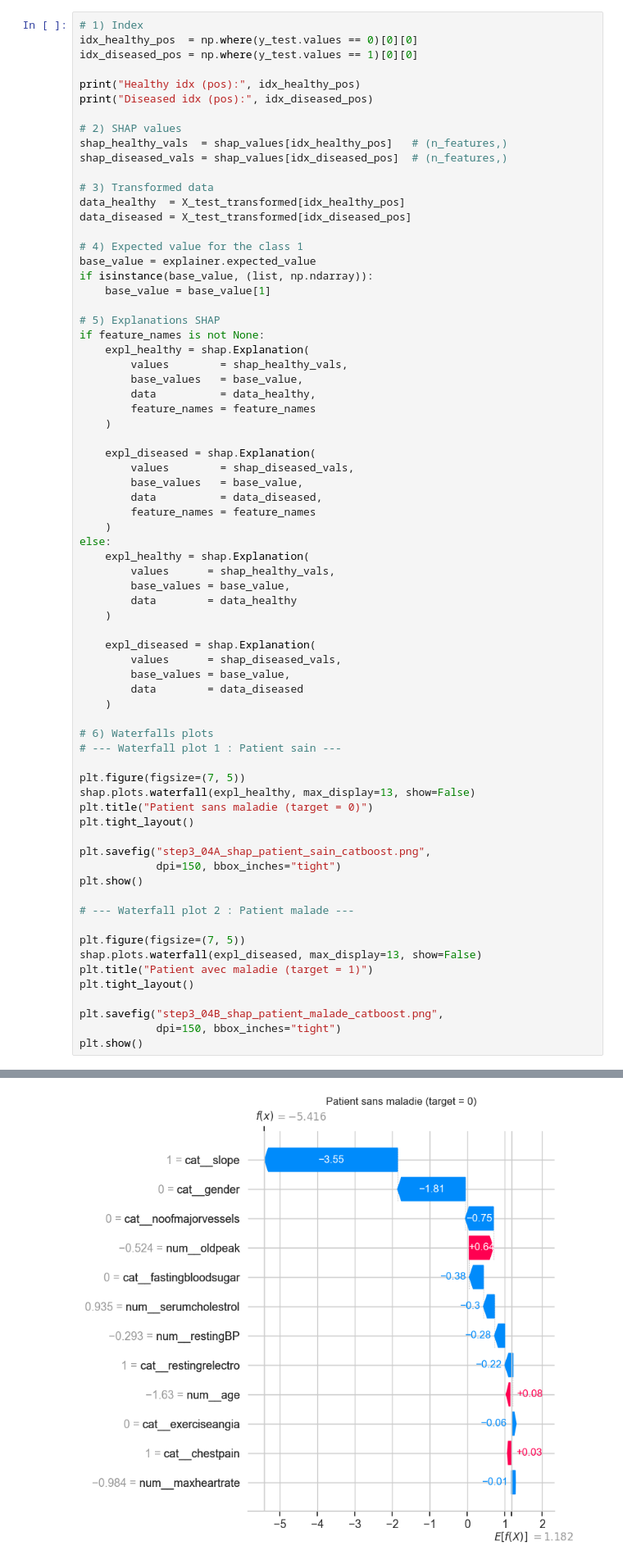
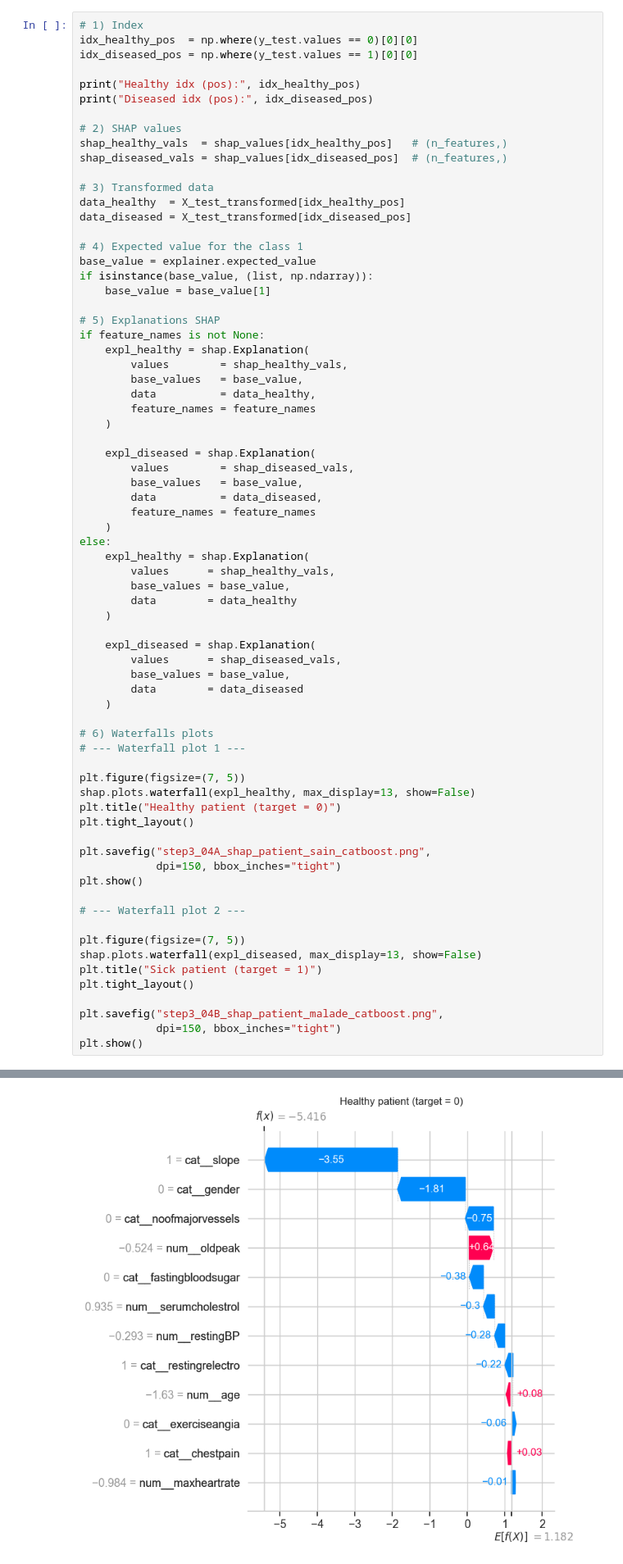
Before and after one commit to paul-adrien1/Projet_ML_notebook, a Jupyter notebook: ML_Project_AVC.ipynb, the cells around one changed output, grey strips where cells are left out. Shown at 82% size. Cells and saved outputs as stored; diff of their text form.

```diff
--- a/ML_Project_AVC.ipynb
+++ b/ML_Project_AVC.ipynb
@@ -1672,35 +1672,35 @@ else:
         data        = data_healthy
     )
 
     expl_diseased = shap.Explanation(
         values      = shap_diseased_vals,
         base_values = base_value,
         data        = data_diseased
     )
 
 # 6) Waterfalls plots
-# --- Waterfall plot 1 : Patient sain ---
+# --- Waterfall plot 1 ---
 
 plt.figure(figsize=(7, 5))
 shap.plots.waterfall(expl_healthy, max_display=13, show=False)
-plt.title("Patient sans maladie (target = 0)")
+plt.title("Healthy patient (target = 0)")
 plt.tight_layout()
 
 plt.savefig("step3_04A_shap_patient_sain_catboost.png",
             dpi=150, bbox_inches="tight")
 plt.show()
 
-# --- Waterfall plot 2 : Patient malade ---
+# --- Waterfall plot 2 ---
 
 plt.figure(figsize=(7, 5))
 shap.plots.waterfall(expl_diseased, max_display=13, show=False)
-plt.title("Patient avec maladie (target = 1)")
+plt.title("Sick patient (target = 1)")
 plt.tight_layout()
 
 plt.savefig("step3_04B_shap_patient_malade_catboost.png",
             dpi=150, bbox_inches="tight")
 plt.show()
 # %% [output]
 Healthy idx (pos): 0
 Diseased idx (pos): 2
-[figure, old version]
+[figure, new version]
```
Also changed, not shown: parts of 3 cells of this notebook, 8 other files.
